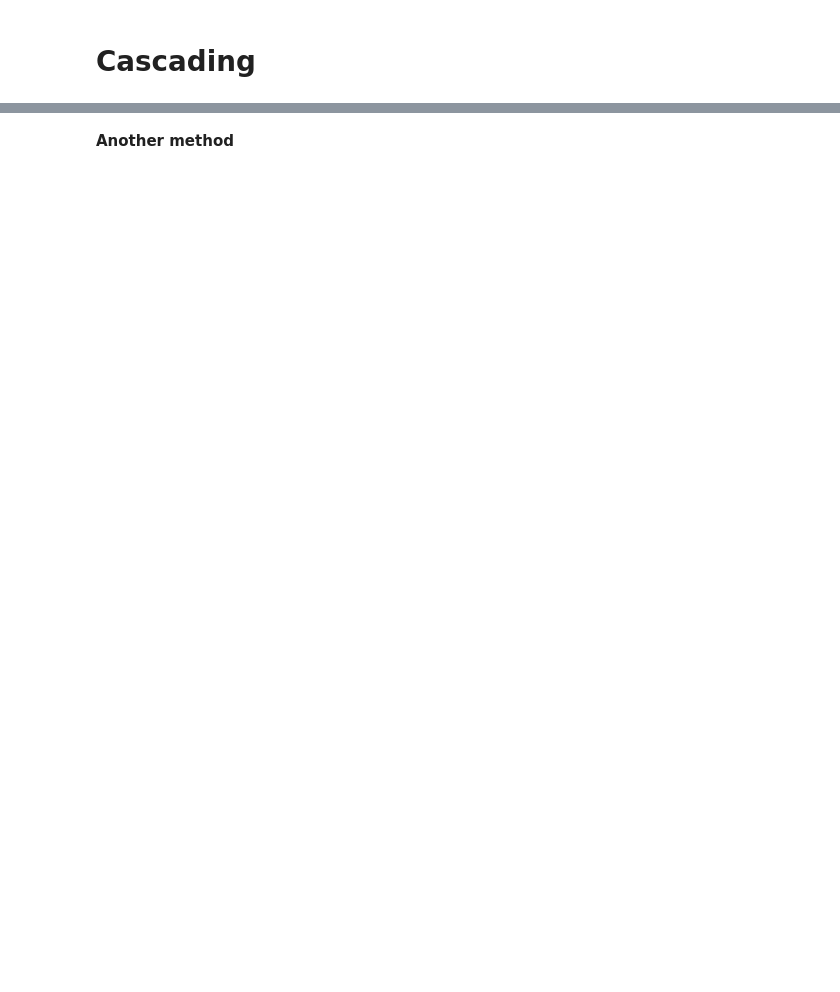
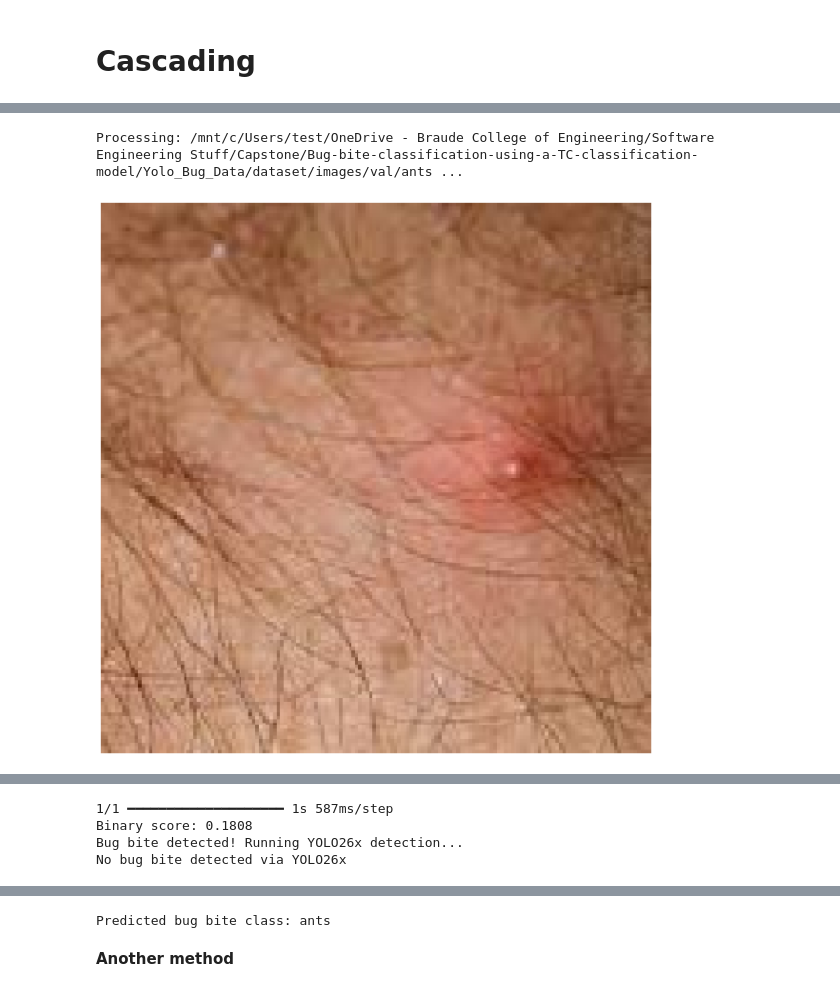
Before and after one commit to idshay16/Bug-bite-classification-using-a-TC-classification-model, a Jupyter notebook: Stacked_Model.ipynb, the cells around one changed output, grey strips where cells are left out. Cells and saved outputs as stored; diff of their text form; code cells hidden in the pictures; blank space fills up the shorter version.

```diff
--- a/Stacked_Model.ipynb
+++ b/Stacked_Model.ipynb
@@ -106,7 +109,7 @@ class ResNetV2Preprocessing(tf.keras.layers.Layer):
 # Multiclass ensemble: ConvNeXtBase + ResNet152V2 + EfficientNetV2M
 convnext_model  = load_model(f'{MODEL_WEIGHTS_ROOT}/multiclass_convnext_best.keras')
 resnet_model    = load_model(f'{MODEL_WEIGHTS_ROOT}/multiclass_resnet152v2_best.keras')
-efficient_model = load_model(f'{MODEL_WEIGHTS_ROOT}/multiclass_efficientnetv2m_model.keras', compile=False)
+efficient_model = load_model(f'{MODEL_WEIGHTS_ROOT}/multiclass_efficientnetv2l_model.keras', compile=False)
 
 def ensemble_predict_class(img_batch):
     """Average softmax probabilities from all three models and return (class_idx, avg_probs)."""
@@ -120,42 +125,48 @@ def ensemble_predict_class(img_batch):
 %matplotlib inline
 import matplotlib.pyplot as plt
 import numpy as np
+import glob
 from keras.preprocessing import image
 from IPython.display import display, Image as IPImage
 
 BUG_CLASSES = {0: 'ants', 1: 'bed_bugs', 2: 'mosquitos', 3: 'spiders', 4: 'ticks_fleas'}
 
+VAL_DIR = f'{PROJECT_ROOT}/Yolo_Bug_Data/dataset/images/val'
+
 # Set the path to the image you want to test
-img_path = f'{PROJECT_ROOT}/Yolo_Bug_Data/dataset/images/val/image0.jpg'
+img_path = sorted(glob.glob(f'{VAL_DIR}/*.jpg'))[0]
 
 print(f'Processing: {img_path}')
 
 img = image.load_img(img_path, target_size=(310, 310))
 x = image.img_to_array(img)        # [0, 255] float32
 plt.imshow(x / 255.)
 plt.axis('off')
 plt.show()
 
 x_batch = np.expand_dims(x, axis=0)
 
 # Binary gate: sigmoid output is P(no_bites) since no_bites=1 alphabetically
 # > 0.5 → no_bites → stop pipeline
 binary_pred = float(binary_model.predict(x_batch / 255., batch_size=1)[0][0])
 print(f'Binary score: {binary_pred:.4f}')
 
 if binary_pred >= 0.5:
     print('No bug bite detected in the image.')
 else:
     print('Bug bite detected! Running YOLO26x detection...')
     crop_path = detect_and_crop(img_path)
 
     if crop_path is not None:
         print('\nCropped bite region:')
         display(IPImage(filename=crop_path))
         x_crop = image.img_to_array(image.load_img(crop_path, target_size=(310, 310)))
         x_input = np.expand_dims(x_crop, axis=0)
     else:
         x_input = x_batch
 
     ensemble_class_idx, _ = ensemble_predict_class(x_input)
     print('\nPredicted bug bite class:', BUG_CLASSES[ensemble_class_idx])
+# %% [output]
+Processing: /mnt/c/Users/test/OneDrive - Braude College of Engineering/Software Engineering Stuff/Capstone/Bug-bite-classification-using-a-TC-classification-model/Yolo_Bug_Data/dataset/images/val/ants ...
+[figure, added]
@@ -161,0 +175,4 @@ else:
+1/1 ━━━━━━━━━━━━━━━━━━━━ 1s 587ms/step
+Binary score: 0.1808
+Bug bite detected! Running YOLO26x detection...
+No bug bite detected via YOLO26x
@@ -162,3 +182,4 @@ else:
+Predicted bug bite class: ants
 # %% [markdown]
 **Another method**
 # %%
```
Also changed, not shown: parts of 10 cells of this notebook, 3 other files.
